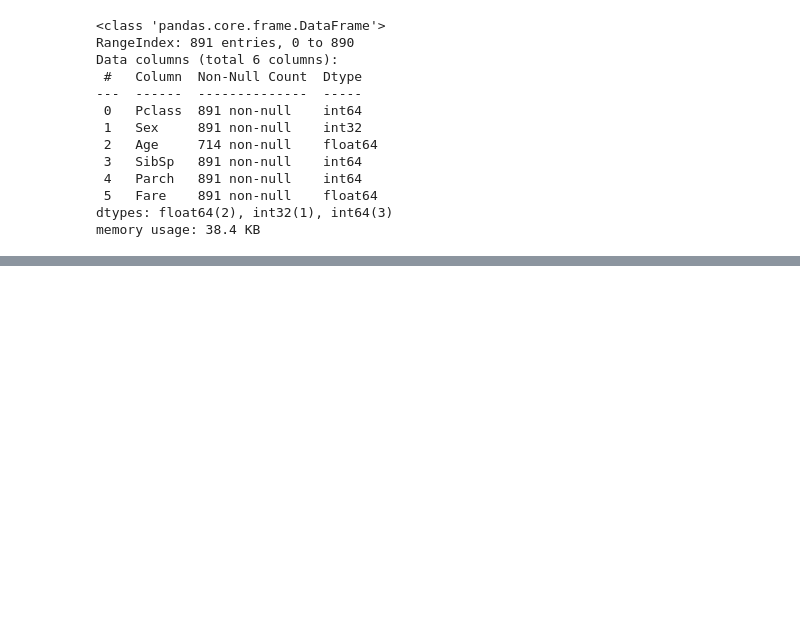
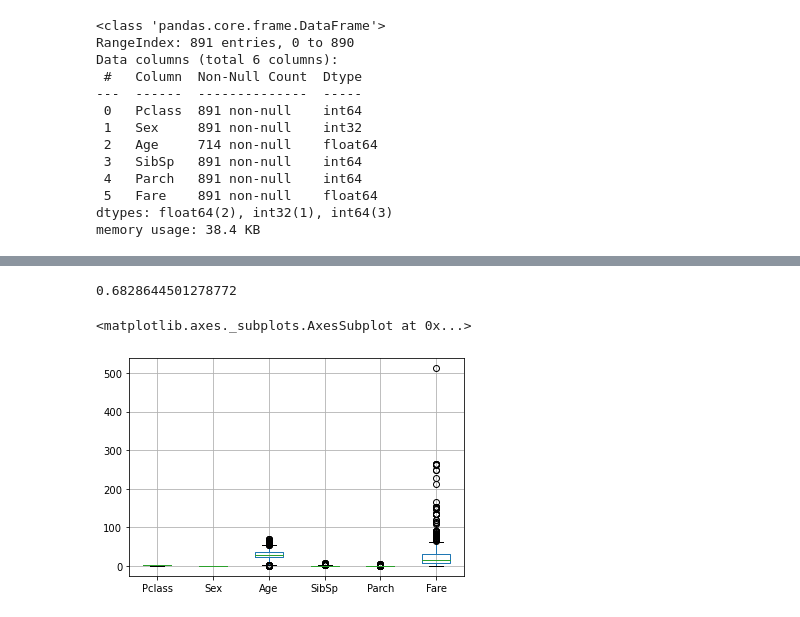
Before and after one commit to PrauchPort/MLPlayground, a Jupyter notebook: artykuliki/DataStandarization/DataStandarization.ipynb, the cells around one changed output, grey strips where cells are left out. Drawn from its saved outputs; the diff is of its cells as text; code cells hidden in the pictures; blank space fills up the shorter version.

```diff
--- a/artykuliki/DataStandarization/DataStandarization.ipynb
+++ b/artykuliki/DataStandarization/DataStandarization.ipynb
@@ -56,5 +61,3 @@ Data columns (total 6 columns):
  5   Fare    891 non-null    float64
 dtypes: float64(2), int32(1), int64(3)
 memory usage: 38.4 KB
-# %%
-x['Age'].fillna(x['Age'].median(), inplace=True)
@@ -230,0 +64,5 @@ plt.hist(ages_s, bins=20)
+# %%
+age_median = x['Age'].median()
+x['Age'].fillna(age_median, inplace=True)
+
+x.info()
@@ -230,0 +87,15 @@ plt.hist(ages_s, bins=20)
+# %%
+x_train, x_test = x.iloc[:500, :], x.iloc[500:, :]
+y_train, y_test = np.ravel(y[:500]), np.ravel(y[500:])
+# %%
+svc_classifier = SVC()
+svc_classifier.fit(x_train, y_train)
+
+svc_classifier.score(x_test, y_test)
+# %% [output]
+0.6828644501278772
+# %%
+x_train.boxplot()
+# %% [output]
+<matplotlib.axes._subplots.AxesSubplot at 0x...>
+[figure, added]
```
Also changed, not shown: parts of 44 cells of this notebook, 2 other files.
